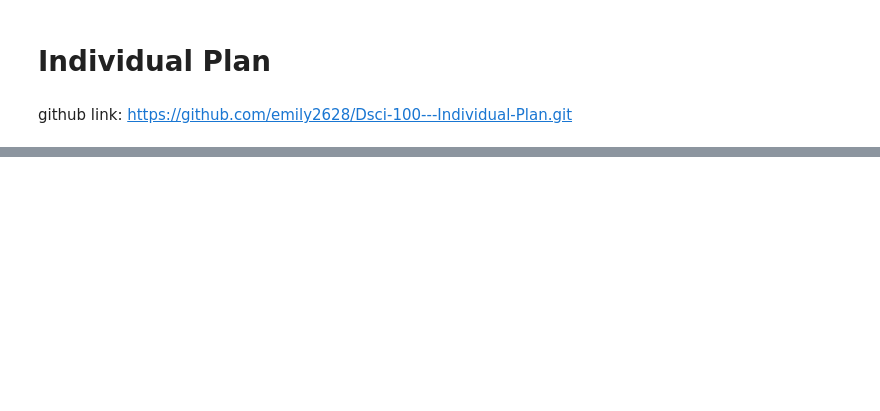
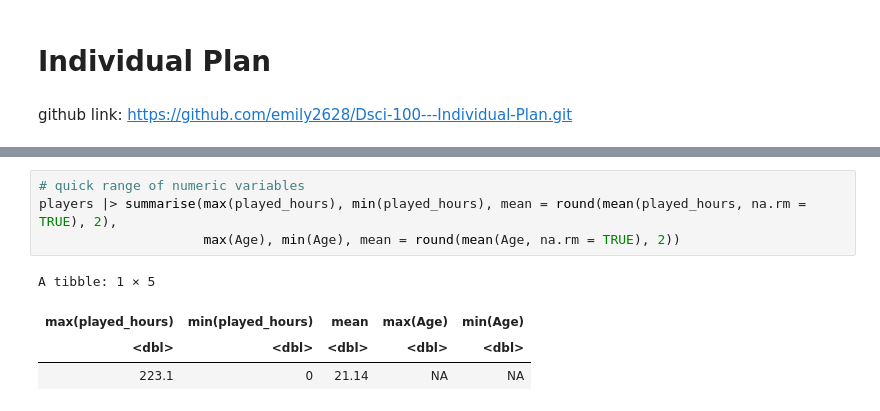
Before and after one commit to emily2628/Dsci-100---Individual-Plan, a Jupyter notebook: Individual Plan.ipynb, the cells around one changed output, grey strips where cells are left out. Drawn from its saved outputs; the diff is of its cells as text; blank space fills up the shorter version.

```diff
--- a/Individual Plan.ipynb
+++ b/Individual Plan.ipynb
@@ -51,0 +98,9 @@ A tibble: 6 × 5
+# %%
+# quick range of numeric variables
+players |> summarise(max(played_hours), min(played_hours), mean = round(mean(played_hours, na.rm = TRUE), 2),
+                     max(Age), min(Age), mean = round(mean(Age, na.rm = TRUE), 2))
+# %% [output]
+A tibble: 1 × 5
+| max(played_hours) | min(played_hours) | mean | max(Age) | min(Age) |
+| <dbl> | <dbl> | <dbl> | <dbl> | <dbl> |
+| 223.1 | 0 | 21.14 | NA | NA |
```
Also changed, not shown: parts of 12 cells of this notebook.
